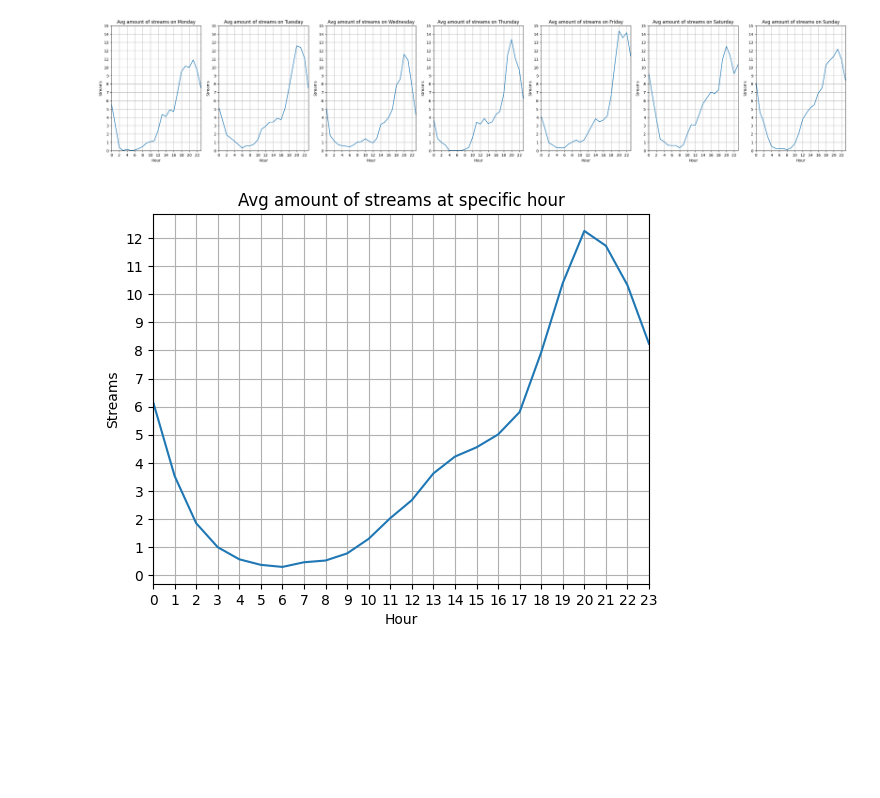
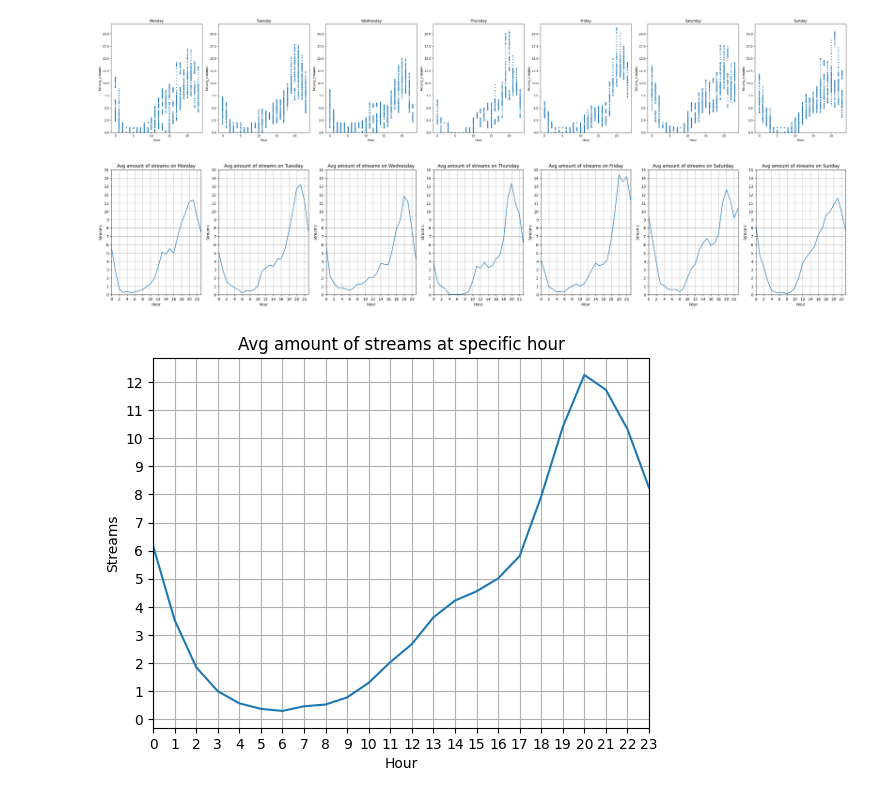
Before and after one commit to jadasek/Stream-opportunity-finder, a Jupyter notebook: analise_XGBoost.ipynb, the cells around one changed output. Saved outputs shown, nothing was run; the diff lists cells and outputs as text; code cells hidden in the pictures; blank space fills up the shorter version.

```diff
--- a/analise_XGBoost.ipynb
+++ b/analise_XGBoost.ipynb
@@ -184,3 +168,28 @@ Wynik:  [-1]
+# %%
+import matplotlib.pyplot as plt
+
+# utwórz słownik, który przyporządkowuje nazwy dni tygodnia do ich numerów (poniedziałek=0, wtorek=1, itd.)
+weekday_dict = {0: 'Monday', 1: 'Tuesday', 2: 'Wednesday', 3: 'Thursday', 4: 'Friday', 5: 'Saturday', 6: 'Sunday'}
+
+# podziel dane na 7 grup według dni tygodnia i wygeneruj 7 wykresów rozproszenia (scatter plots)
+fig, axes = plt.subplots(nrows=1, ncols=7, figsize=(35, 6))
+
+for i in range(7):
+    # wybierz tylko dane odpowiadające danemu dniowi tygodnia
+    data_day = X[X['Weekday'] == i]
+
+    # utwórz wykres rozproszenia w odpowiednim podwykresie
+    axes[i].scatter(data_day['Hour'], data_day['Moving_streams'], s=5)
+    axes[i].set_xlabel('Hour')
+    axes[i].set_ylabel('Moving_streams')
+    axes[i].set_title(weekday_dict[i])
+    axes[i].set_ylim(bottom=0, top=22)
+
+# wyświetl cały wykres z 7 podwykresami
+plt.tight_layout()
+plt.show()
+# %% [output]
+[figure, added]
 # %%
 df_grouped = data.groupby(['Weekday', 'Hour'])['Moving_streams'].mean().reset_index()
 
```
Also changed, not shown: parts of 9 cells of this notebook, 2 other files.
